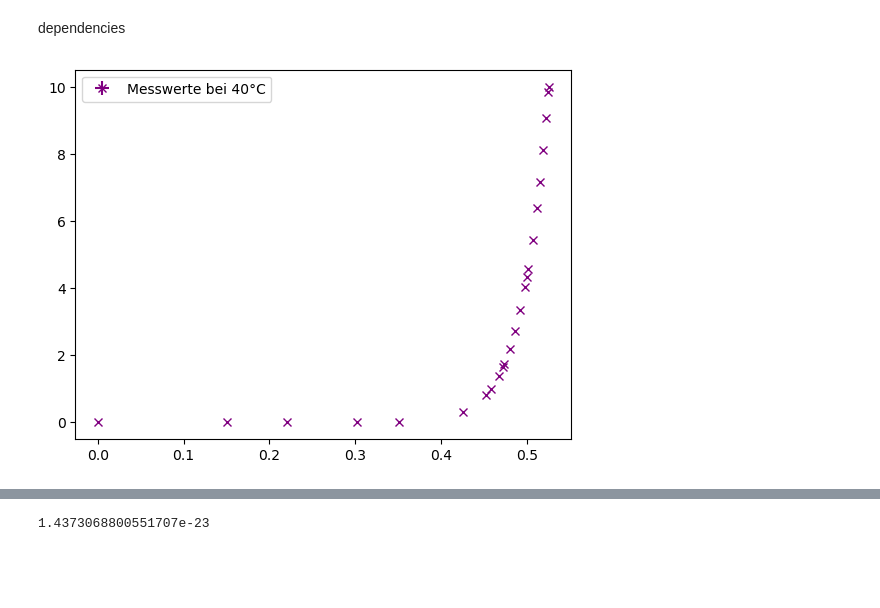
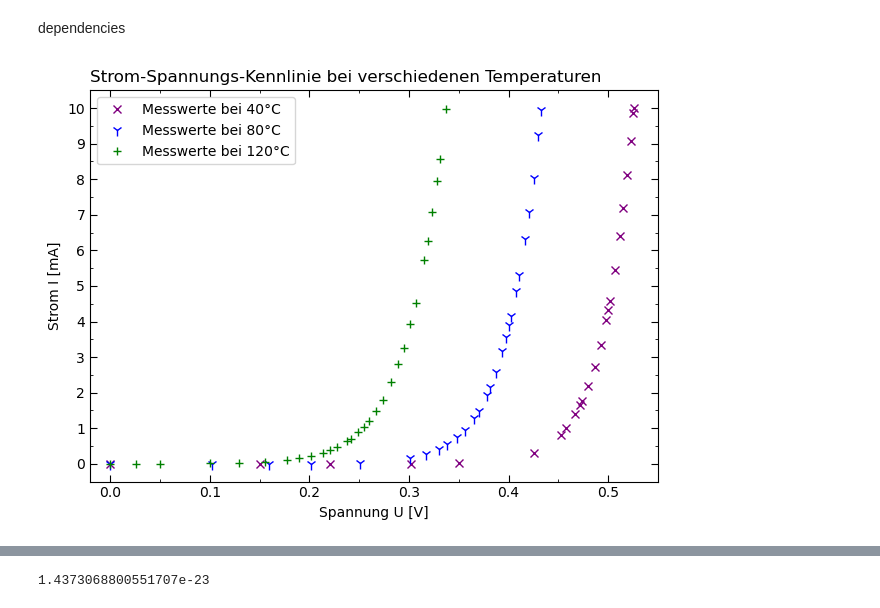
Before and after one commit to Bonsai-Tr33/C-Praktikum, a Jupyter notebook: 45/Evaluation/2.2.ipynb, the cells around one changed output, grey strips where cells are left out. Drawn from its saved outputs; the diff is of its cells as text; code cells hidden in the pictures; blank space fills up the shorter version.

```diff
--- a/45/Evaluation/2.2.ipynb
+++ b/45/Evaluation/2.2.ipynb
@@ -26,3 +26,13 @@ U40 =  np.array([[x, y] for x, y in zip(Data['U (T=40 C)'].tolist(), Data['Error
 U40 = U40[~np.isnan(U40).all(axis=1)]
 I40 = np.array([[x, y] for x, y in zip(Data['I (T=40 C)'].tolist(), Data['Error I (T=40 C)'].tolist())])
 I40 = I40[~np.isnan(I40).all(axis=1)]
+
+U80 = np.array([[x, y] for x, y in zip(Data['U (T=80 C)'].tolist(), Data['Error U (T=80 C)'].tolist())])
+U80 = U80[~np.isnan(U80).all(axis=1)]
+I80 = np.array([[x, y] for x, y in zip(Data['I (T=80 C)'].tolist(), Data['Error I (T=80 C)'].tolist())])
+I80 = I80[~np.isnan(I80).all(axis=1)]
+
+U120 = np.array([[x, y] for x, y in zip(Data['U (T=120 C)'].tolist(), Data['Error U (T=120 C)'].tolist())])
+U120 = U120[~np.isnan(U120).all(axis=1)]
+I120 = np.array([[x, y] for x, y in zip(Data['I (T=120 C)'].tolist(), Data['Error I (T=120 C)'].tolist())])
+I120 = I120[~np.isnan(I120).all(axis=1)]
@@ -29,6 +47,25 @@ I40 = I40[~np.isnan(I40).all(axis=1)]
 # %%
-plt.errorbar(U40[:,0], I40[:,0], xerr=U40[:,1], yerr=I40[:,1], fmt='x', color='purple', label='Messwerte bei 40°C')
+plt.plot(U40[:,0], I40[:,0], 'x', color='purple', label='Messwerte bei 40°C')
+plt.plot(U80[:,0], I80[:,0], '1', color='blue', label='Messwerte bei 80°C', markersize=8)
+plt.plot(U120[:,0], I120[:,0], '+', color='green', label='Messwerte bei 120°C')
+
+plt.xlabel('Spannung U [V]')
+plt.ylabel('Strom I [mA]')
+plt.title('Strom-Spannungs-Kennlinie bei verschiedenen Temperaturen', loc='left')
+
+plt.gca().yaxis.set_minor_locator(AutoMinorLocator(2))
+plt.gca().xaxis.set_minor_locator(AutoMinorLocator(2))
+plt.xticks(np.arange(-1, 1.5, 0.1))
+plt.yticks(np.arange(-5, 12, 1))
+plt.tick_params(axis='both', which='minor', direction='in', right=True, top=True)
+plt.tick_params(axis='both', which='major', direction='in', right=True, top=True, length=5)
+
+plt.ylim(-0.5, 10.5)
+plt.xlim(-0.02, 0.55)
+plt.tight_layout()
 plt.legend()
+
+plt.savefig(img_path / 'BoltzAll.png')
 plt.show()
 # %% [output]
-[figure, old version]
+[figure, new version]
```
Also changed, not shown: parts of 4 cells of this notebook, 3 other files.
